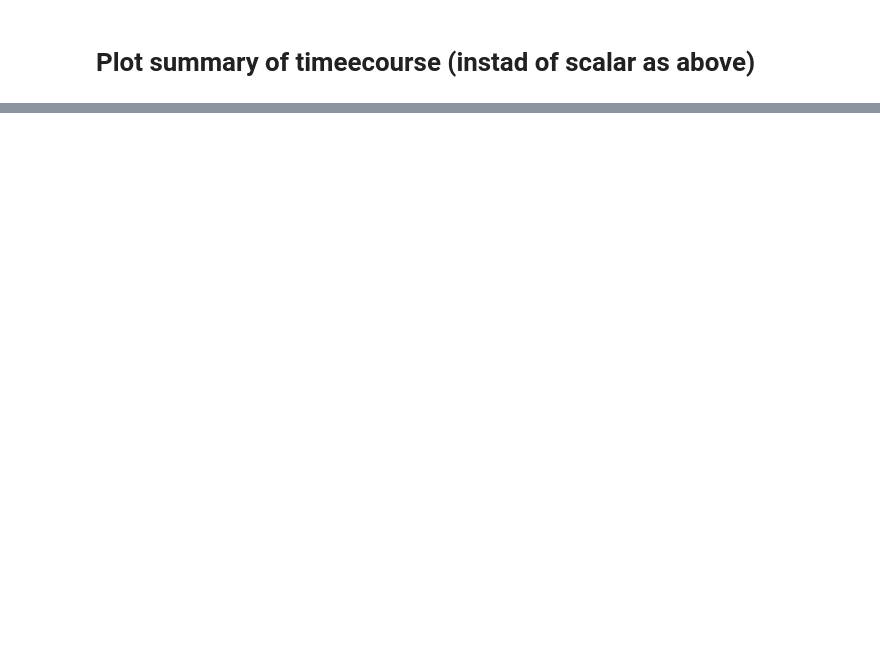
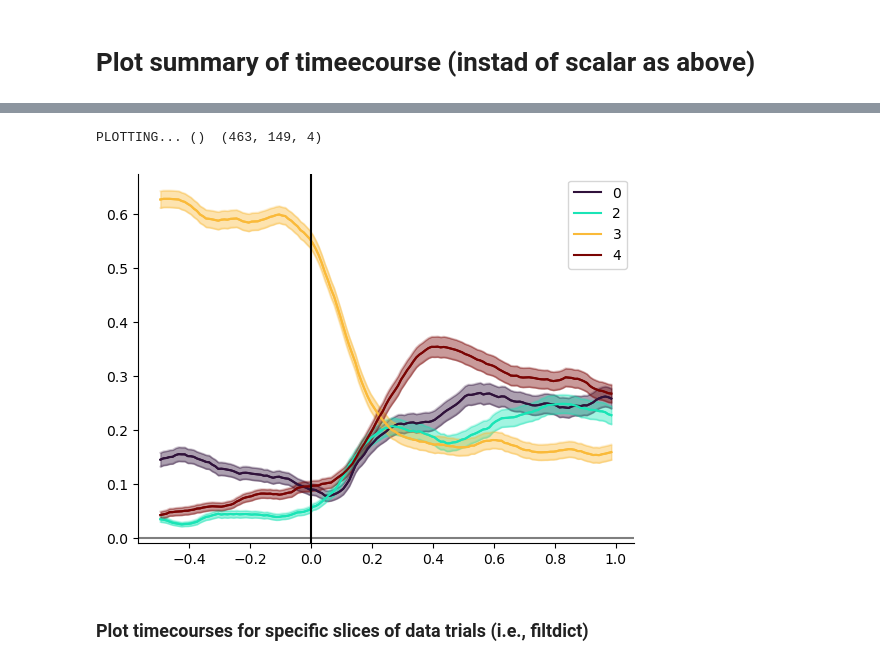
Before and after one commit to lucast4/neuralmonkey, a Jupyter notebook: neuralmonkey/notebooks_tutorials/240702_tutorial_decode_moment.ipynb, the cells around one changed output, grey strips where cells are left out. Saved outputs shown, nothing was run; the diff lists cells and outputs as text; code cells hidden in the pictures; blank space fills up the shorter version.

```diff
--- a/neuralmonkey/notebooks_tutorials/240702_tutorial_decode_moment.ipynb
+++ b/neuralmonkey/notebooks_tutorials/240702_tutorial_decode_moment.ipynb
@@ -150,9 +161,8 @@ SAVEDIR = "/tmp"
 bregion = "PMv"
 # %%
 # Pipeline to train and test
-
 include_null_data = False
-n_min_per_var = 5
+n_min_per_var = 20
 
 # Train params
 train_dataset = "sp_samp" # Which dataset to extract activity from, for training decoder.
@@ -179,14 +189,13 @@ savedir = f"{SAVEDIR}/decoder_training-{train_dataset}-{test_dataset}-upsample={
 os.makedirs(savedir, exist_ok=True)
 print(savedir)
 
-do_upsample_balance_fig_path_nosuff = f"{savedir}/upsample_pcs"
-
 dfscores, Dc, PAtrain, PAtest = pipeline_train_test_scalar_score(DFallpa, bregion,
                                      var_train, event_train, twind_train, filterdict_train,
                                      var_test, event_test, list_twind_test, filterdict_test,
                                      savedir, prune_labels_exist_in_train_and_test=prune_labels_exist_in_train_and_test, PLOT=PLOT,
                                      which_level_train=which_level_train, which_level_test=which_level_test, n_min_per_var=n_min_per_var,
                                      subtract_baseline=subtract_baseline, subtract_baseline_twind=subtract_baseline_twind,
-                                     do_upsample_balance=do_upsample_balance)
+                                     do_upsample_balance=do_upsample_balance, allow_multiple_twind_test="True",
+                                     classifier_version="ensemble")
 # %% [output]
 /tmp/decoder_training-sp_samp-pig_samp-upsample=True/PMv
@@ -446,0 +550,9 @@ PLOTTING... ()  (39, 5, 56)
+# %%
+times = PAprobs.Times
+labels = [0,2,3,4]
+MAP_INDEX_TO_COL = None
+fig, ax = plt.subplots()
+Dc._timeseries_plot_by_shape_drawn_order(probs_mat_all_reordered, times, labels, MAP_INDEX_TO_COL, ax)
+# %% [output]
+PLOTTING... ()  (463, 149, 4)
+[figure, added]
@@ -446,0 +562,2 @@ PLOTTING... ()  (39, 5, 56)
+# %% [markdown]
+### Plot timecourses for specific slices of data trials (i.e., filtdict)
```
Also changed, not shown: parts of 49 cells of this notebook, 1 other file.
